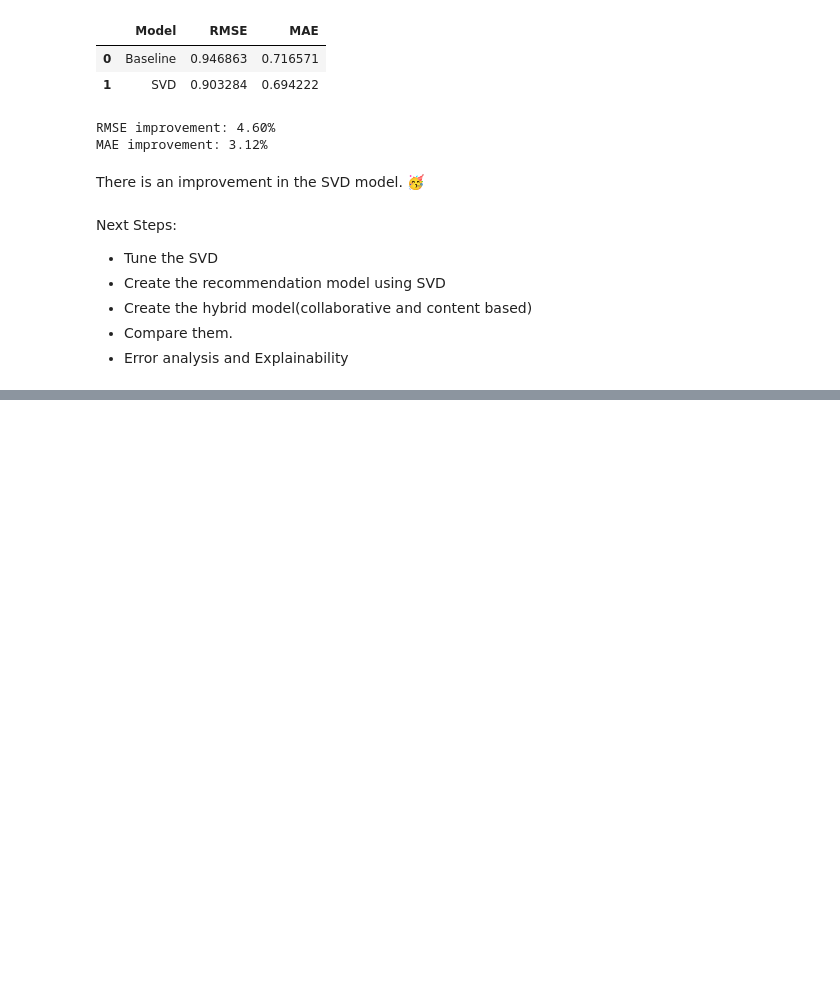
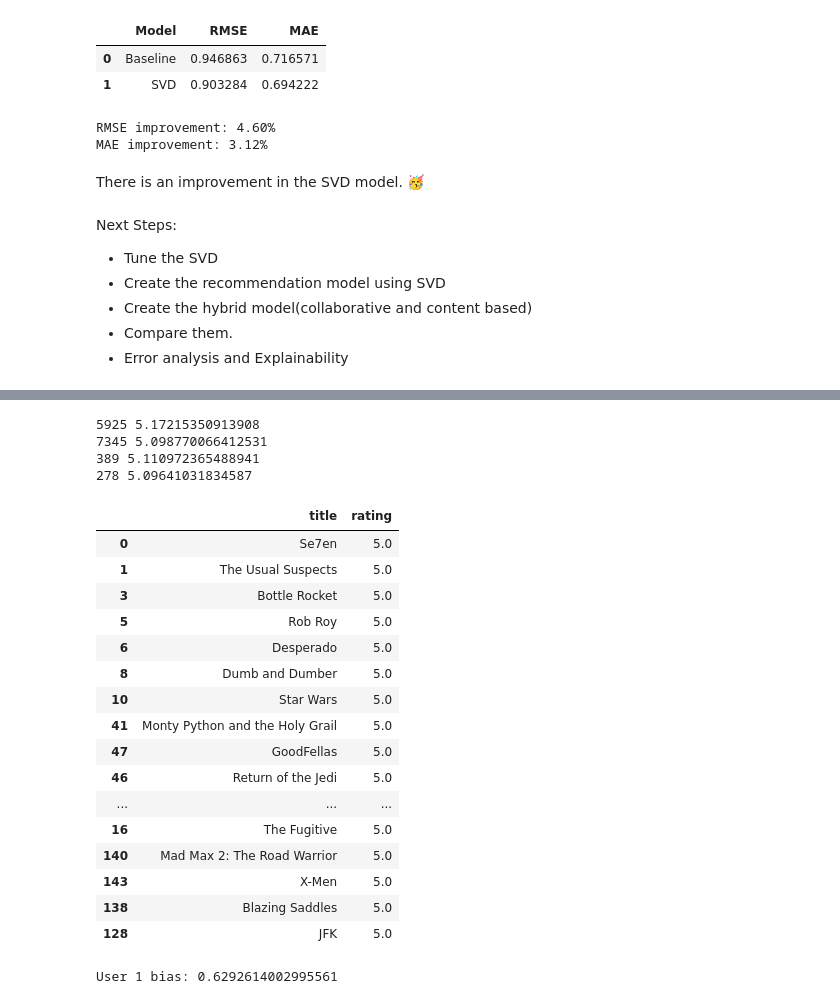
Before and after one commit to AwendyG/Movie-Recommendation-Capstone, a Jupyter notebook: Capstone.ipynb, the cells around one changed output, grey strips where cells are left out. Drawn from its saved outputs; the diff is of its cells as text; code cells hidden in the pictures; blank space fills up the shorter version.

```diff
--- a/Capstone.ipynb
+++ b/Capstone.ipynb
@@ -1819,0 +2107,11 @@ Next Steps:
+# %%
+# Use the merged ratings dataset
+ratings_for_recs = data_r.copy()
+
+# Standardize the movie catalogue column
+movie_catalog = catalog.rename(
+    columns={"id": "tmdb_id"}
+)
+
+print(ratings_for_recs.columns.tolist())
+print(movie_catalog.columns.tolist())
@@ -1819,0 +2313,54 @@ Next Steps:
+# %%
+for movie_id in [5925, 7345, 389, 278]:
+
+    prediction = best_svd.predict(
+        uid=1,
+        iid=movie_id,
+        clip=False
+    )
+
+    print(movie_id, prediction.est)
+# %% [output]
+5925 5.17215350913908
+7345 5.098770066412531
+389 5.110972365488941
+278 5.09641031834587
+# %%
+user_history = ratings_for_recs[
+    ratings_for_recs["userId"] == 1
+].merge(
+    movie_catalog,
+    on="tmdb_id",
+    how="left"
+)
+
+user_history = user_history.sort_values(
+    "rating",
+    ascending=False
+)
+
+user_history[["title", "rating"]].head(20)
+# %% [output]
+|  | title | rating |
+| 0 | Se7en | 5.0 |
+| 1 | The Usual Suspects | 5.0 |
+| 3 | Bottle Rocket | 5.0 |
+| 5 | Rob Roy | 5.0 |
+| 6 | Desperado | 5.0 |
+| 8 | Dumb and Dumber | 5.0 |
+| 10 | Star Wars | 5.0 |
+| 41 | Monty Python and the Holy Grail | 5.0 |
+| 47 | GoodFellas | 5.0 |
+| 46 | Return of the Jedi | 5.0 |
+| ... | ... | ... |
+| 16 | The Fugitive | 5.0 |
+| 140 | Mad Max 2: The Road Warrior | 5.0 |
+| 143 | X-Men | 5.0 |
+| 138 | Blazing Saddles | 5.0 |
+| 128 | JFK | 5.0 |
+# %%
+user_inner_id = best_svd.trainset.to_inner_uid(1)
+
+print("User 1 bias:", best_svd.bu[user_inner_id])
+# %% [output]
+User 1 bias: 0.6292614002995561
```
Also changed, not shown: parts of 31 cells of this notebook.
